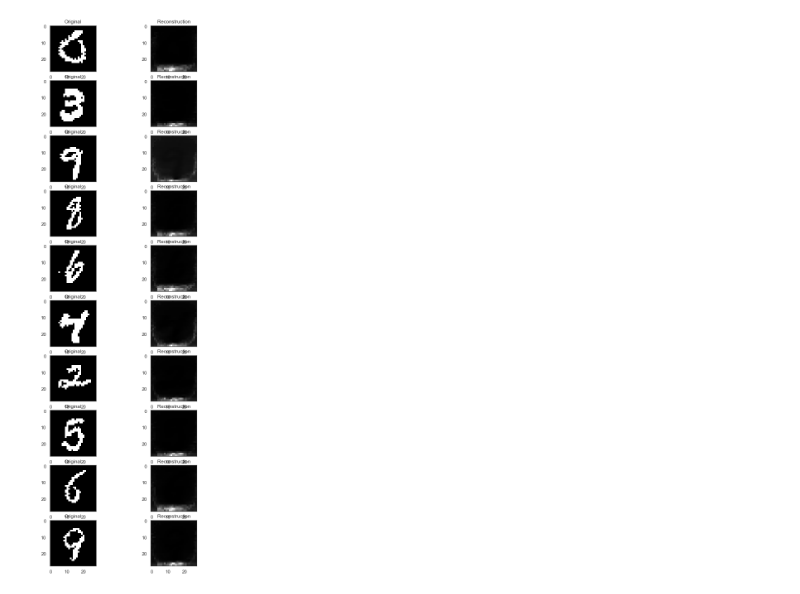
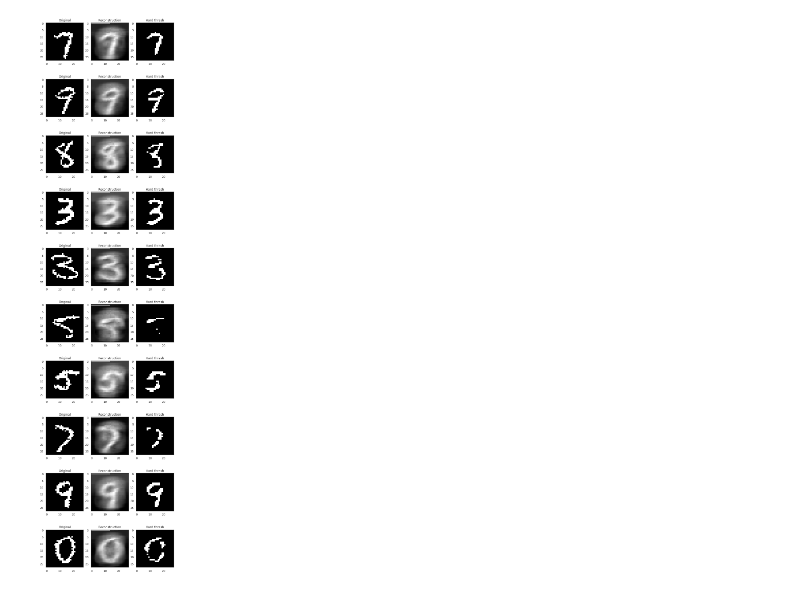
Before and after one commit to mdiephuis/Berkeley-cs294-158, a Jupyter notebook: hw1/MADE_mnist.ipynb, the cells around one changed output. Drawn from its saved outputs; the diff is of its cells as text; code cells hidden in the pictures.

```diff
--- a/hw1/MADE_mnist.ipynb
+++ b/hw1/MADE_mnist.ipynb
@@ -36,3 +32,6 @@ The autoreload extension is already loaded. To reload it, use:
+# %%
+use_cuda = True
+use_cuda = use_cuda and torch.cuda.is_available()
 # %%
 def load_data(path):
     with np.load(path) as f:
@@ -99,7 +98,7 @@ class MaskedLinear(nn.Linear):
         return F.linear(x, self.mask * self.weight, self.bias)
 
     def set_mask(self, mask):
-        mask = torch.from_numpy(mask.astype(np.uint8).T).type(torch.FloatTensor)
+        mask = torch.from_numpy(mask.astype(np.uint8).T)
         if not (self.mask.data.size() == mask.size()):
             raise Exception('size mask mismatch')
         self.mask.data.copy_(mask)
@@ -109,7 +108,7 @@ class MaskedLinear(nn.Linear):
         if self.bias is not None:
             init.zeros_(self.bias)
 
-# Fix architecture!
+
 class MADE1(nn.Module):
     def __init__(self, input_size, hidden_sizes, output_size, shuffle_input=False):
         super(MADE1, self).__init__()
@@ -165,23 +164,27 @@ class MADE1(nn.Module):
 # %%
 x_train, x_valid, x_test = load_data('../data/binarized_mnist.npz')
 
-x_train = torch.from_numpy(x_train)
-x_valid = torch.from_numpy(x_valid)
-x_test = torch.from_numpy(x_test)
+x_train = torch.from_numpy(x_train).cuda() if use_cuda else torch.from_numpy(x_train)
+x_valid = torch.from_numpy(x_valid).cuda() if use_cuda else torch.from_numpy(x_valid)
+x_test = torch.from_numpy(x_test).cuda() if use_cuda else torch.from_numpy(x_test)
 
 input_size = x_train.size(1)
 output_size = x_train.size(1)
-hidden_sizes = [500, 500]
+hidden_sizes = [500]
 
 model = MADE1(input_size, hidden_sizes, output_size, False)
+model = model.cuda() if use_cuda else model
 
-optim = Adam(model.parameters(), lr=0.001)
+optim = torch.optim.Adam(model.parameters(), 1e-3, weight_decay=1e-4)
+scheduler = torch.optim.lr_scheduler.StepLR(optim, step_size=45, gamma=0.1)
+
 loss_fn = loss_bcel
-n_epochs = 400
+n_epochs = 1000
 
 train_loss = []
 val_loss = []
-for epoch in range(0, n_epochs):
+for epoch in tqdm.tqdm_notebook(range(0, n_epochs)):
+    scheduler.step(epoch)
     t_loss = train_validate(model, x_train, optim, loss_fn, train=True)
     train_loss.append(t_loss)
 
@@ -205,19 +210,22 @@ plt.grid(True)
 x_test_hat = model(x_test)
 # %%
 ind = np.random.randint(0, x_test_hat.size(0), 10)
-im = x_test.detach().numpy()[ind, :]
-im_hat = x_test_hat.detach().numpy()[ind, :] * -1
+im = x_test.cpu().detach().numpy()[ind, :]
+im_hat = x_test_hat.cpu().detach().numpy()[ind, :]
 # %%
-plt.rcParams['figure.figsize'] = 8, 24
+plt.rcParams['figure.figsize'] = 9, 40
 with sns.axes_style('white'):
-    fig, axis = plt.subplots(nrows=10, ncols=2)
+    fig, axis = plt.subplots(nrows=10, ncols=3)
 
     for i in range(10):
 
         axis[i, 0].imshow(im[i].reshape(28, 28), cmap='gray')
         axis[i, 0].set_title('Original')
 
         axis[i, 1].imshow(im_hat[i].reshape(28, 28), cmap='gray')
         axis[i, 1].set_title('Reconstruction')
+
+        axis[i, 2].imshow(im_hat[i].reshape(28, 28) > 0.25, cmap='gray')
+        axis[i, 2].set_title('Hard thresh')
 # %% [output]
-[figure, old version]
+[figure, new version]
```
Also changed, not shown: parts of 4 cells of this notebook.
